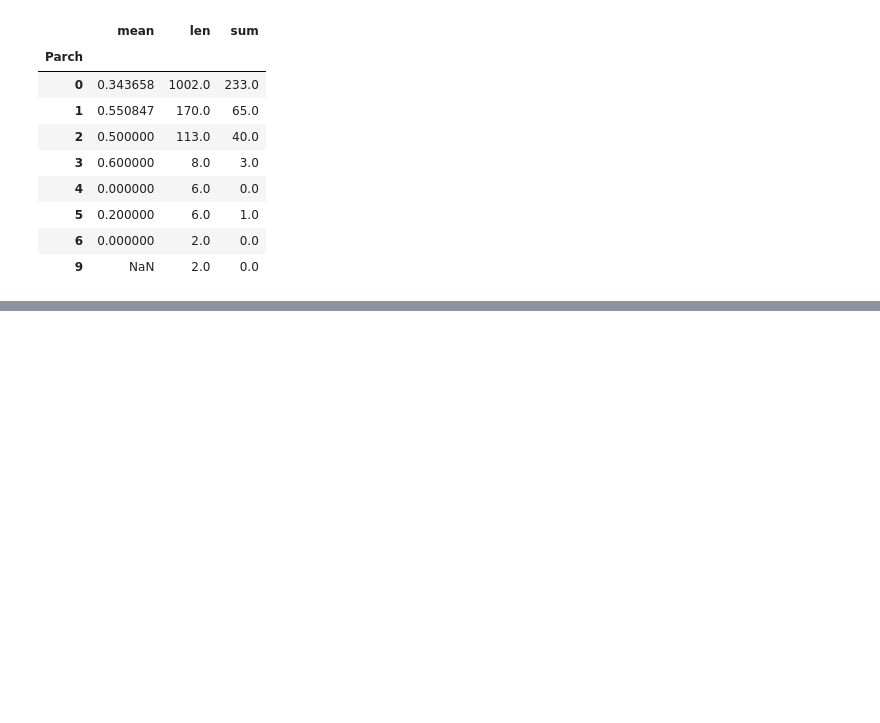
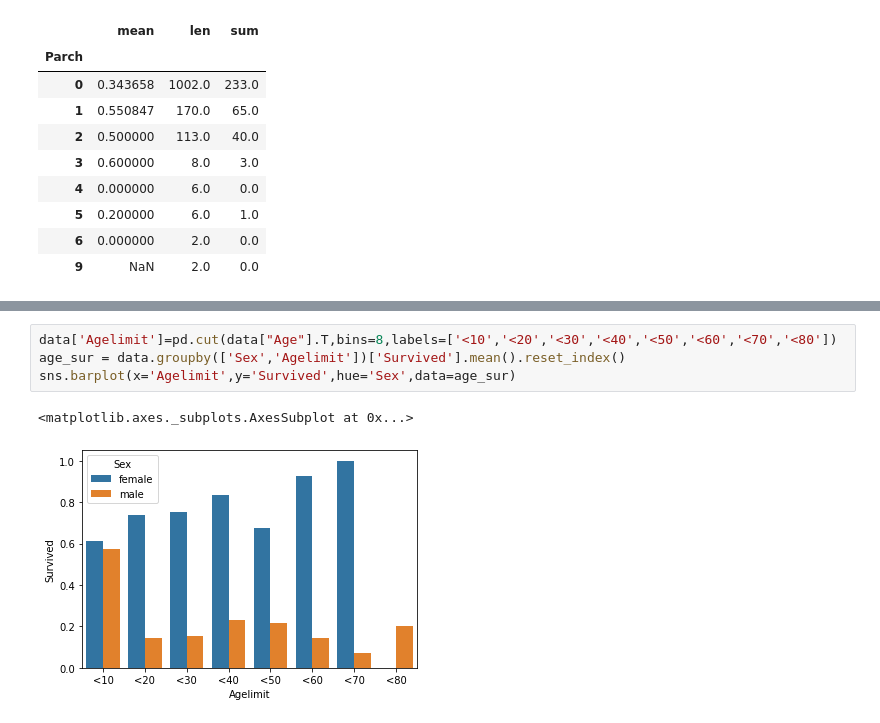
Before and after one commit to pavi-ninjaac/Kaggle, a Jupyter notebook: Titanic_Kaggle.ipynb, the cells around one changed output, grey strips where cells are left out. Cells and saved outputs as stored; diff of their text form; blank space fills up the shorter version.

```diff
--- a/Titanic_Kaggle.ipynb
+++ b/Titanic_Kaggle.ipynb
@@ -202,0 +269,7 @@ data.groupby('Parch')['Survived'].agg([np.mean,len,sum])
+# %%
+data['Agelimit']=pd.cut(data["Age"].T,bins=8,labels=['<10','<20','<30','<40','<50','<60','<70','<80'])
+age_sur = data.groupby(['Sex','Agelimit'])['Survived'].mean().reset_index()
+sns.barplot(x='Agelimit',y='Survived',hue='Sex',data=age_sur)
+# %% [output]
+<matplotlib.axes._subplots.AxesSubplot at 0x...>
+[figure, added]
```
Also changed, not shown: parts of 20 cells of this notebook.
